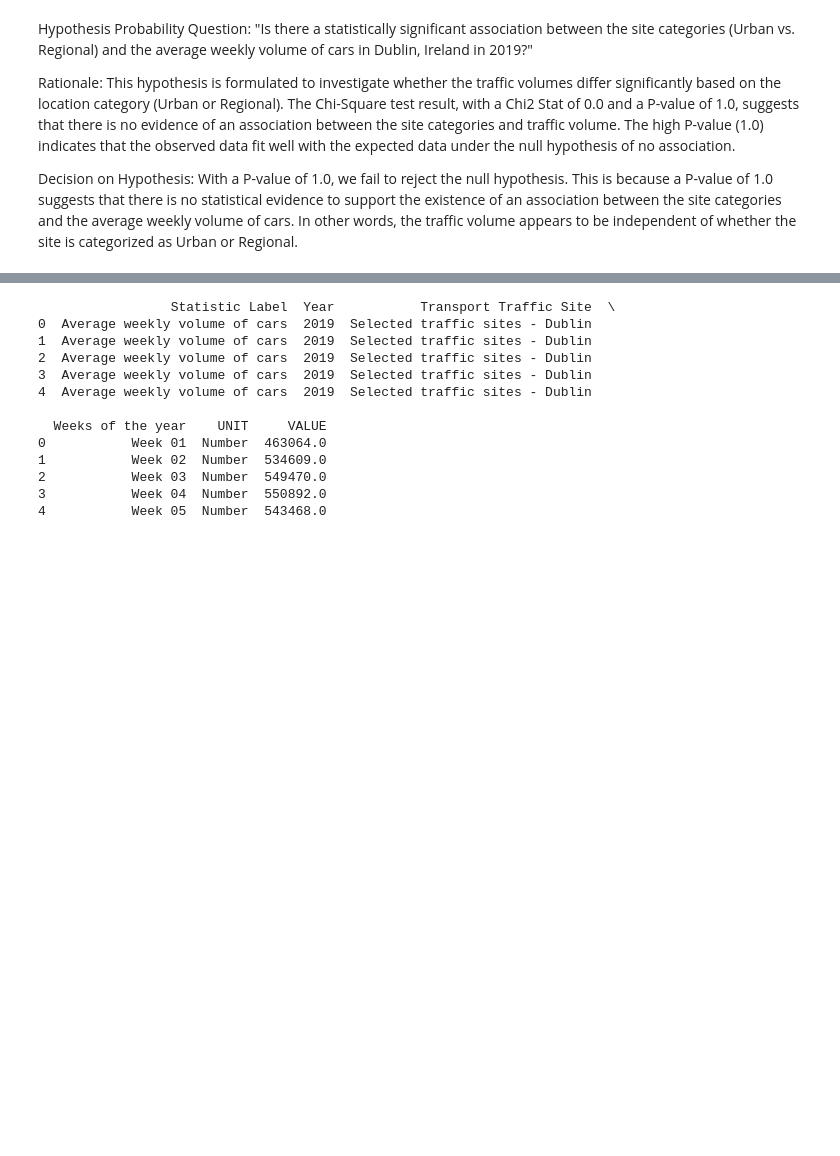
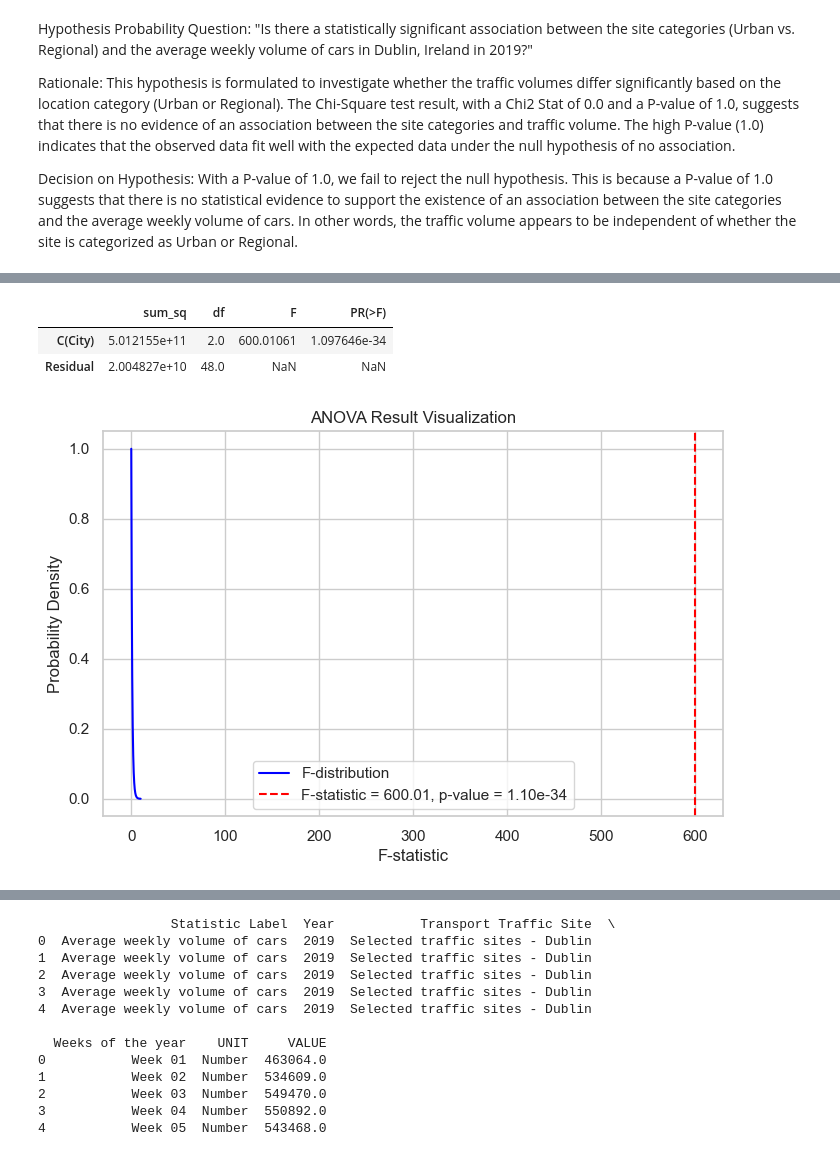
Before and after one commit to sba23022/sba23022, a Jupyter notebook: CA2_TransportFlowForecast_Analysis-checkpoint.ipynb, the cells around one changed output, grey strips where cells are left out. Cells and saved outputs as stored; diff of their text form; code cells hidden in the pictures; blank space fills up the shorter version.

```diff
--- a/CA2_TransportFlowForecast_Analysis-checkpoint.ipynb
+++ b/CA2_TransportFlowForecast_Analysis-checkpoint.ipynb
@@ -1215,0 +817,67 @@ This suggests that the result is highly significant, aligning with the earlier i
+# %%
+import numpy as np
+import statsmodels.api as sm  # Importing statsmodels
+from statsmodels.formula.api import ols  # Importing the ols function
+
+# Determining sample size - a common rule of thumb is to use a sample size that is 10% of the population,
+# but with a minimum of 30 and a maximum of 500 for larger datasets.
+
+sample_size_dublin = min(500, max(30, int(0.1 * len(df_Dublin))))
+sample_size_leeds = min(500, max(30, int(0.1 * len(df_Leeds))))
+sample_size_edinburgh = min(500, max(30, int(0.1 * len(df_Edinburgh))))
+
+# Generating a random sample from each dataset
+np.random.seed(0)  # For reproducibility
+df_Dublin_sample = df_Dublin.sample(n=sample_size_dublin)
+df_Leeds_sample = df_Leeds.sample(n=sample_size_leeds)
+df_Edinburgh_sample = df_Edinburgh.sample(n=sample_size_edinburgh)
+
+# Aggregating the sampled data yearly
+df_Dublin_sample_yearly = df_Dublin_sample.groupby('Year')['VALUE'].mean().reset_index()
+df_Dublin_sample_yearly.rename(columns={'VALUE': 'Average_weekly_volume_of_cars'}, inplace=True)
+
+df_Leeds_sample_yearly = df_Leeds_sample[['year', 'all_motor_vehicles']].groupby('year').mean().reset_index()
+df_Edinburgh_sample_yearly = df_Edinburgh_sample[['year', 'all_motor_vehicles']].groupby('year').mean().reset_index()
+
+# Preparing data for ANOVA with sampled dataset
+anova_data_sampled = pd.concat([
+    df_Dublin_sample_yearly.assign(City='Dublin'),
+    df_Leeds_sample_yearly.assign(City='Leeds', Average_weekly_volume_of_cars=df_Leeds_sample_yearly['all_motor_vehicles']),
+    df_Edinburgh_sample_yearly.assign(City='Edinburgh', Average_weekly_volume_of_cars=df_Edinburgh_sample_yearly['all_motor_vehicles'])
+])
+
+# Performing ANOVA on the sampled data
+anova_model_sampled = ols('Average_weekly_volume_of_cars ~ C(City)', data=anova_data_sampled).fit()
+anova_results_sampled = sm.stats.anova_lm(anova_model_sampled, typ=2)
+
+anova_results_sampled
+# %% [output]
+|  | sum_sq | df | F | PR(>F) |
+| C(City) | 5.012155e+11 | 2.0 | 600.01061 | 1.097646e-34 |
+| Residual | 2.004827e+10 | 48.0 | NaN | NaN |
+# %%
+import numpy as np
+import matplotlib.pyplot as plt
+from scipy.stats import f
+
+# Extracting the ANOVA results
+f_stat = 600.01061  # F-statistic from the ANOVA result
+p_val_anova = 1.097646e-34  # p-value from the ANOVA result
+dfn, dfd = 2, 48  # Degrees of freedom (between groups, within groups)
+
+# F-distribution
+x_f = np.linspace(0, 10, 1000)
+y_f = f.pdf(x_f, dfn, dfd)
+
+# Plotting
+plt.figure(figsize=(8, 5))
+plt.plot(x_f, y_f, label='F-distribution', color='blue')
+plt.fill_between(x_f, y_f, where=(x_f >= f_stat), color='red', alpha=0.5)
+plt.axvline(x=f_stat, color='red', linestyle='--', label=f'F-statistic = {f_stat:.2f}, p-value = {p_val_anova:.2e}')
+plt.title('ANOVA Result Visualization')
+plt.xlabel('F-statistic')
+plt.ylabel('Probability Density')
+plt.legend()
+plt.show()
+# %% [output]
+[figure, added]
```
Also changed, not shown: parts of 78 cells of this notebook.
